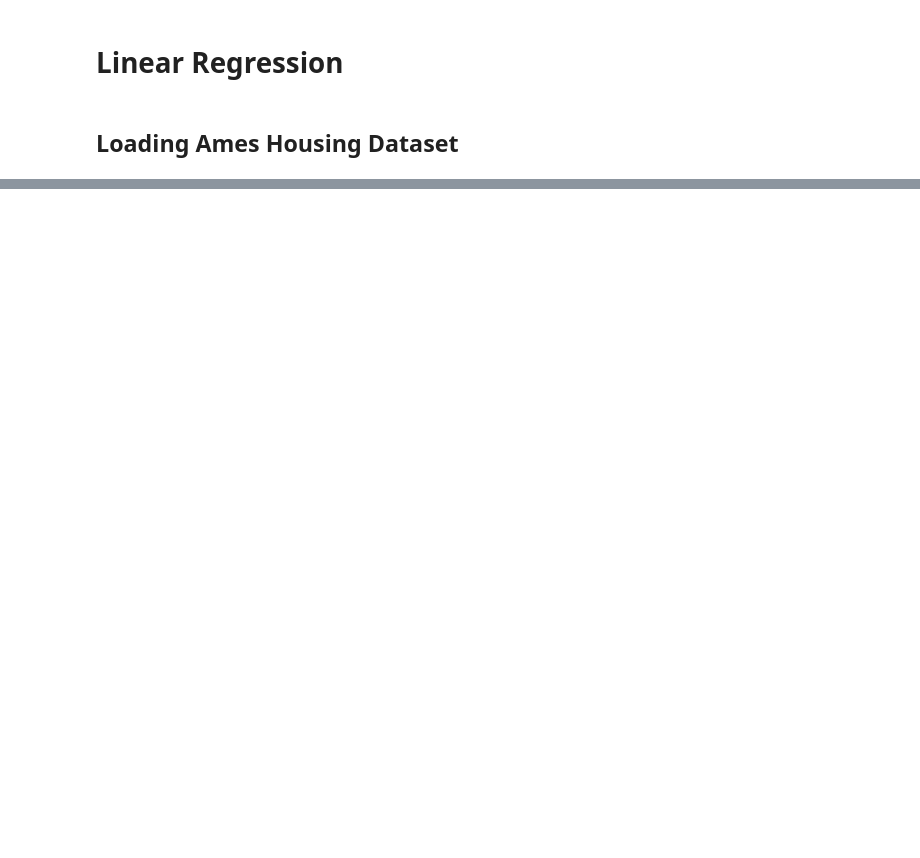
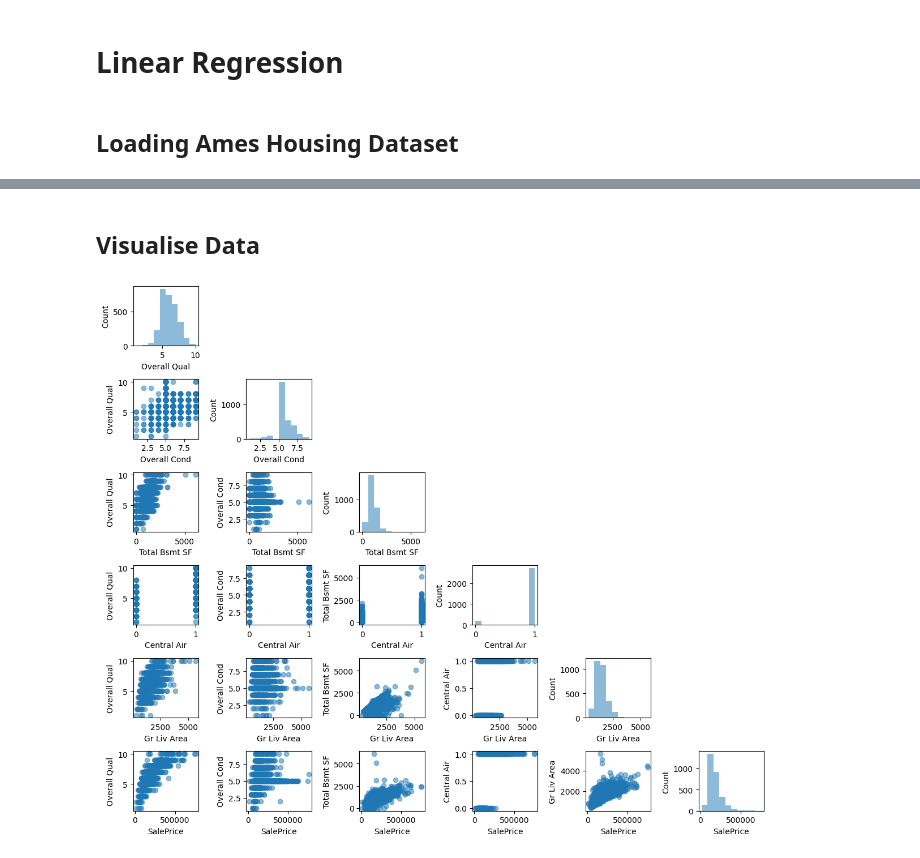
Before and after one commit to SailorJens/MachineLearningWithPyTorch, a Jupyter notebook: Chapter_9_Regression/Chapter_9.ipynb, the cells around one changed output, grey strips where cells are left out. Saved outputs shown, nothing was run; the diff lists cells and outputs as text; code cells hidden in the pictures; blank space fills up the shorter version.

Commit message:
regression plot

```diff
--- a/Chapter_9_Regression/Chapter_9.ipynb
+++ b/Chapter_9_Regression/Chapter_9.ipynb
@@ -11,10 +11,11 @@ selected_features = ['Overall Qual', 'Overall Cond', 'Gr Liv Area', 'Central Air
 # ames = ames_all[selected_features]
 
 # shorter
-ames = pd.read_csv('AmesHousing.csv', usecols=selected_features)
+df = pd.read_csv('AmesHousing.csv', usecols=selected_features)
 
+print(df.head())
 
-print(ames.head())
+print(df.shape)
 # %% [output]
    Overall Qual  Overall Cond  Total Bsmt SF Central Air  Gr Liv Area  \
 0             6             5         1080.0           Y         1656
@@ -31,0 +36,3 @@ print(ames.head())
+# %%
+df['Central Air'] = df['Central Air'].map({'N' : 0, 'Y' : 1})
+print(df.head())
@@ -31,0 +67,3 @@ print(ames.head())
+# %%
+df = df.dropna(axis=0)
+print(df.isnull().sum())
@@ -31,0 +78,15 @@ print(ames.head())
+# %% [markdown]
+## Visualise Data
+# %%
+import matplotlib.pyplot as plt
+from mlxtend.plotting import scatterplotmatrix
+
+scatterplotmatrix(df.values,
+                  figsize=(12, 10),
+                  names=df.columns,
+                  alpha=0.5
+)
+plt.tight_layout()
+plt.show()
+# %% [output]
+[figure, added]
```
Also changed, not shown: parts of 12 cells of this notebook.
